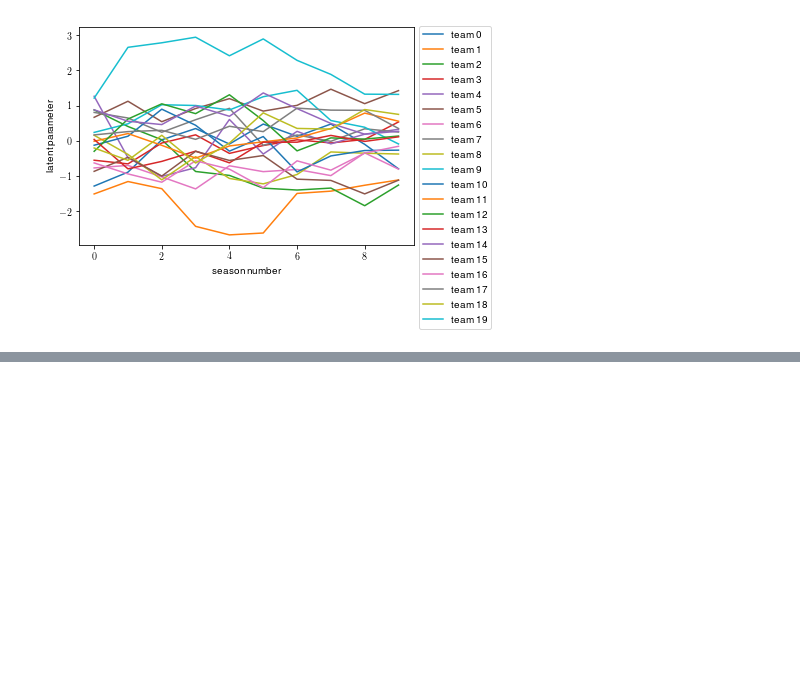
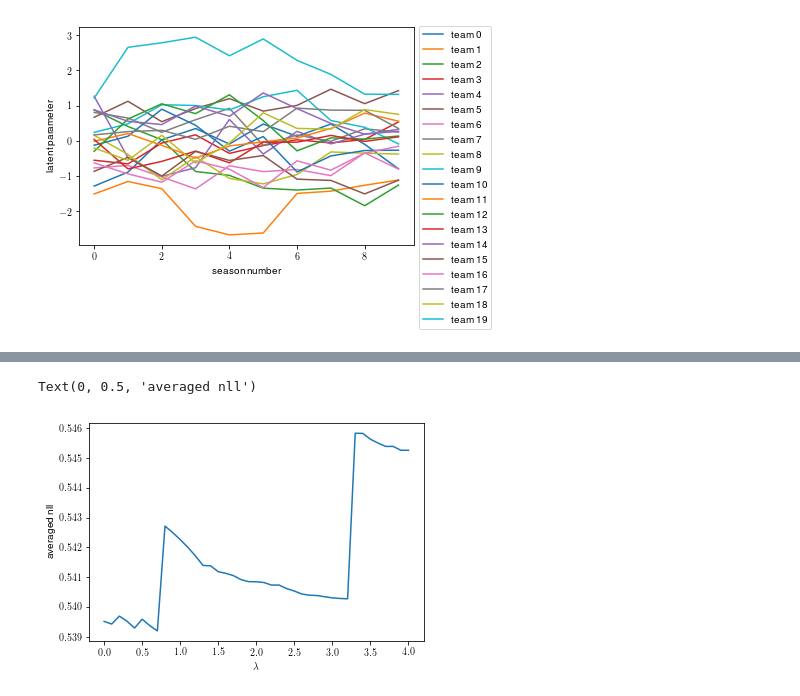
Before and after one commit to shamindras/bradley-terry-convexopt, a Jupyter notebook: python/jupyter/2. cross validation.ipynb, the cells around one changed output, grey strips where cells are left out. Saved outputs shown, nothing was run; the diff lists cells and outputs as text; code cells hidden in the pictures; blank space fills up the shorter version.

Commit message:
implemented cv_utils

```diff
--- a/python/jupyter/2. cross validation.ipynb
+++ b/python/jupyter/2. cross validation.ipynb
@@ -147,0 +152,2 @@ plt.legend(loc='upper left', bbox_to_anchor=(1, 1.03, 1, 0))
+# %%
+lambda_cv, nll_cv, beta_cv = cv_utils.loocv(data, lambdas_smooth, PGD_l2_sq)
@@ -147,0 +172,6 @@ plt.legend(loc='upper left', bbox_to_anchor=(1, 1.03, 1, 0))
+# %%
+plt.plot(lambdas_smooth, nll_cv)
+plt.xlabel(r'$\lambda$'); plt.ylabel(r"averaged nll")
+# %% [output]
+Text(0, 0.5, 'averaged nll')
+[figure, added]
```
Also changed, not shown: parts of 8 cells of this notebook, 2 other files.
